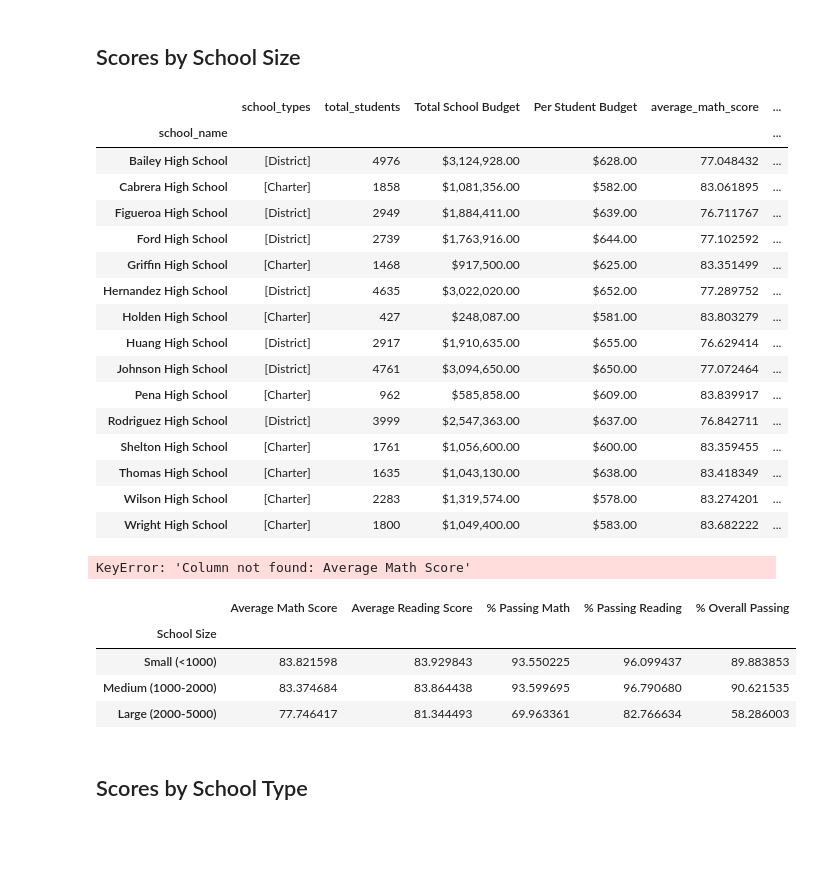
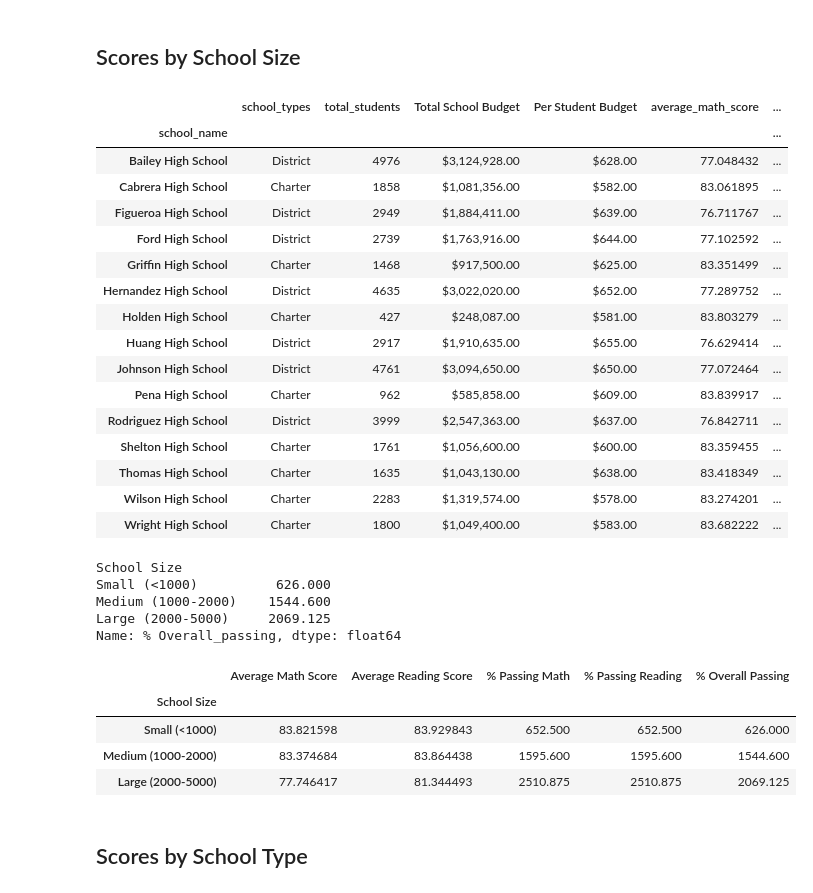
Before and after one commit to menlib/pandas-challenge, a Jupyter notebook: PyCitySchools/PyCitySchools_starter.ipynb, the cells around one changed output. Cells and saved outputs as stored; diff of their text form; code cells hidden in the pictures; blank space fills up the shorter version.

```diff
--- a/PyCitySchools/PyCitySchools_starter.ipynb
+++ b/PyCitySchools/PyCitySchools_starter.ipynb
@@ -110,7 +110,7 @@ district_summary
 ## School Summary
 # %%
 # Use the code provided to select all of the school types
-school_types= school_data.groupby("school_name")["type"].unique()
+school_types= school_data.groupby("school_name")["type"].first()
 school_types
 # %% [output]
 school_name
@@ -568,48 +580,57 @@ per_school_summary
 # %% [output]
 |  | school_types | total_students | Total School Budget | Per Student Budget | average_math_score | ... |
 | school_name |  |  |  |  |  | ... |
-| Bailey High School | [District] | 4976 | $3,124,928.00 | $628.00 | 77.048432 | ... |
-| Cabrera High School | [Charter] | 1858 | $1,081,356.00 | $582.00 | 83.061895 | ... |
-| Figueroa High School | [District] | 2949 | $1,884,411.00 | $639.00 | 76.711767 | ... |
-| Ford High School | [District] | 2739 | $1,763,916.00 | $644.00 | 77.102592 | ... |
-| Griffin High School | [Charter] | 1468 | $917,500.00 | $625.00 | 83.351499 | ... |
-| Hernandez High School | [District] | 4635 | $3,022,020.00 | $652.00 | 77.289752 | ... |
-| Holden High School | [Charter] | 427 | $248,087.00 | $581.00 | 83.803279 | ... |
-| Huang High School | [District] | 2917 | $1,910,635.00 | $655.00 | 76.629414 | ... |
-| Johnson High School | [District] | 4761 | $3,094,650.00 | $650.00 | 77.072464 | ... |
-| Pena High School | [Charter] | 962 | $585,858.00 | $609.00 | 83.839917 | ... |
-| Rodriguez High School | [District] | 3999 | $2,547,363.00 | $637.00 | 76.842711 | ... |
-| Shelton High School | [Charter] | 1761 | $1,056,600.00 | $600.00 | 83.359455 | ... |
-| Thomas High School | [Charter] | 1635 | $1,043,130.00 | $638.00 | 83.418349 | ... |
-| Wilson High School | [Charter] | 2283 | $1,319,574.00 | $578.00 | 83.274201 | ... |
-| Wright High School | [Charter] | 1800 | $1,049,400.00 | $583.00 | 83.682222 | ... |
+| Bailey High School | District | 4976 | $3,124,928.00 | $628.00 | 77.048432 | ... |
+| Cabrera High School | Charter | 1858 | $1,081,356.00 | $582.00 | 83.061895 | ... |
+| Figueroa High School | District | 2949 | $1,884,411.00 | $639.00 | 76.711767 | ... |
+| Ford High School | District | 2739 | $1,763,916.00 | $644.00 | 77.102592 | ... |
+| Griffin High School | Charter | 1468 | $917,500.00 | $625.00 | 83.351499 | ... |
+| Hernandez High School | District | 4635 | $3,022,020.00 | $652.00 | 77.289752 | ... |
+| Holden High School | Charter | 427 | $248,087.00 | $581.00 | 83.803279 | ... |
+| Huang High School | District | 2917 | $1,910,635.00 | $655.00 | 76.629414 | ... |
+| Johnson High School | District | 4761 | $3,094,650.00 | $650.00 | 77.072464 | ... |
+| Pena High School | Charter | 962 | $585,858.00 | $609.00 | 83.839917 | ... |
+| Rodriguez High School | District | 3999 | $2,547,363.00 | $637.00 | 76.842711 | ... |
+| Shelton High School | Charter | 1761 | $1,056,600.00 | $600.00 | 83.359455 | ... |
+| Thomas High School | Charter | 1635 | $1,043,130.00 | $638.00 | 83.418349 | ... |
+| Wilson High School | Charter | 2283 | $1,319,574.00 | $578.00 | 83.274201 | ... |
+| Wright High School | Charter | 1800 | $1,049,400.00 | $583.00 | 83.682222 | ... |
 # %%
 # Calculate averages for the desired columns.
 size_math_scores = per_school_summary.groupby(["School Size"])["average_math_score"].mean()
 size_reading_scores = per_school_summary.groupby(["School Size"])["average_reading_score"].mean()
-size_passing_math = per_school_summary.groupby(["School Size"])["% Passing Math"].mean()
-size_passing_reading = per_school_summary.groupby(["School Size"])["% Passing Reading"].mean()
-size_overall_passing = per_school_summary.groupby(["School Size"])["% Overall Passing"].mean()
-print(size_math_scores)
-print(size_reading_scores)
-print(size_passing_math)
-print(size_passing_reading)
-print(size_overall_passing)
+size_passing_math = per_school_summary.groupby(["School Size"])["% passing_math"].mean()
+size_passing_reading = per_school_summary.groupby(["School Size"])["% passing_reading"].mean()
+size_overall_passing = per_school_summary.groupby(["School Size"])["% Overall_passing"].mean()
+
+size_overall_passing
 # %% [output]
-KeyError: 'Column not found: Average Math Score'
+School Size
+Small (<1000)          626.000
+Medium (1000-2000)    1544.600
+Large (2000-5000)     2069.125
+Name: % Overall_passing, dtype: float64
 # %%
 # Create a DataFrame called `size_summary` that breaks down school performance based on school size (small, medium, or large).
 # Use the scores above to create a new DataFrame called `size_summary`
-size_summary =
+size_summary = pd.DataFrame(
+    {
+     "Average Math Score" : size_math_scores,
+     "Average Reading Score" : size_reading_scores,
+     "% Passing Math" : size_passing_math,
+     "% Passing Reading" : size_passing_reading,
+     "% Overall Passing" : size_overall_passing
+    }
+)
 
 # Display results
 size_summary
 # %% [output]
 |  | Average Math Score | Average Reading Score | % Passing Math | % Passing Reading | % Overall Passing |
 | School Size |  |  |  |  |  |
-| Small (<1000) | 83.821598 | 83.929843 | 93.550225 | 96.099437 | 89.883853 |
-| Medium (1000-2000) | 83.374684 | 83.864438 | 93.599695 | 96.790680 | 90.621535 |
-| Large (2000-5000) | 77.746417 | 81.344493 | 69.963361 | 82.766634 | 58.286003 |
+| Small (<1000) | 83.821598 | 83.929843 | 652.500 | 652.500 | 626.000 |
+| Medium (1000-2000) | 83.374684 | 83.864438 | 1595.600 | 1595.600 | 1544.600 |
+| Large (2000-5000) | 77.746417 | 81.344493 | 2510.875 | 2510.875 | 2069.125 |
 # %% [markdown]
 ## Scores by School Type
 # %%
```
Also changed, not shown: parts of 11 cells of this notebook.
